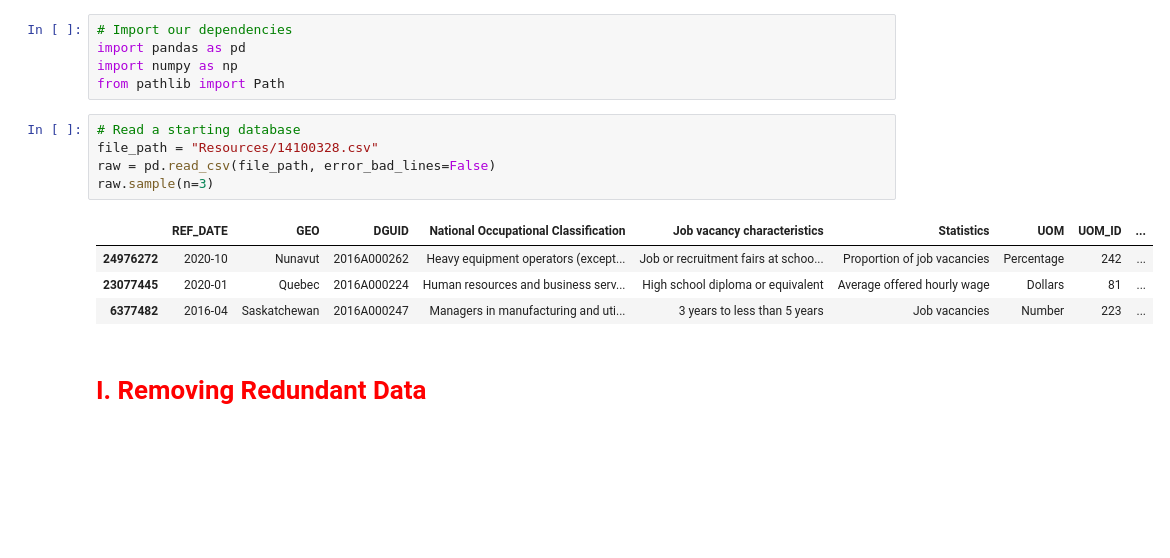
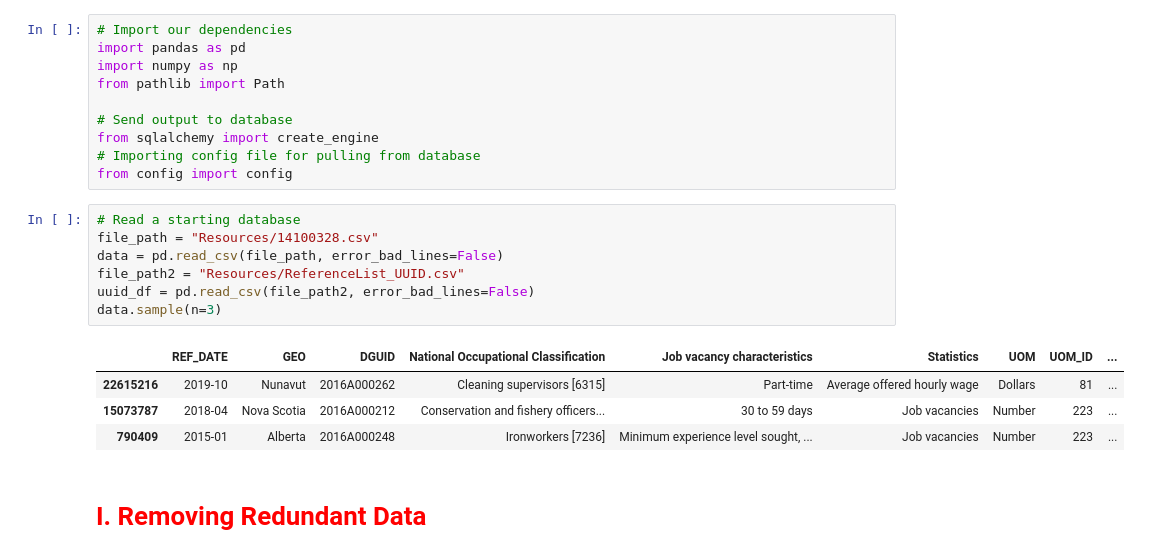
Before and after one commit to alecngai/Predicting_Canadian_Job_Vacancies, a Jupyter notebook: Database/Data_Cleanse_forDBLoad_UUID_toSQL_2.ipynb, the cells around one changed output. Drawn from its saved outputs; the diff is of its cells as text; blank space fills up the shorter version.

```diff
--- a/Database/Data_Cleanse_for_DBLoad_with_UUID_toSQL.ipynb
+++ b/Database/Data_Cleanse_forDBLoad_UUID_toSQL_2.ipynb
@@ -3,16 +3,23 @@
 import pandas as pd
 import numpy as np
 from pathlib import Path
+
+# Send output to database
+from sqlalchemy import create_engine
+# Importing config file for pulling from database
+from config import config
 # %%
 # Read a starting database
 file_path = "Resources/14100328.csv"
-raw = pd.read_csv(file_path, error_bad_lines=False)
-raw.sample(n=3)
+data = pd.read_csv(file_path, error_bad_lines=False)
+file_path2 = "Resources/ReferenceList_UUID.csv"
+uuid_df = pd.read_csv(file_path2, error_bad_lines=False)
+data.sample(n=3)
 # %% [output]
 |  | REF_DATE | GEO | DGUID | National Occupational Classification | Job vacancy characteristics | Statistics | UOM | UOM_ID | ... |
-| 24976272 | 2020-10 | Nunavut | 2016A000262 | Heavy equipment operators (except... | Job or recruitment fairs at schoo... | Proportion of job vacancies | Percentage | 242 | ... |
-| 23077445 | 2020-01 | Quebec | 2016A000224 | Human resources and business serv... | High school diploma or equivalent | Average offered hourly wage | Dollars | 81 | ... |
-| 6377482 | 2016-04 | Saskatchewan | 2016A000247 | Managers in manufacturing and uti... | 3 years to less than 5 years | Job vacancies | Number | 223 | ... |
+| 22615216 | 2019-10 | Nunavut | 2016A000262 | Cleaning supervisors [6315] | Part-time | Average offered hourly wage | Dollars | 81 | ... |
+| 15073787 | 2018-04 | Nova Scotia | 2016A000212 | Conservation and fishery officers... | 30 to 59 days | Job vacancies | Number | 223 | ... |
+| 790409 | 2015-01 | Alberta | 2016A000248 | Ironworkers [7236] | Minimum experience level sought, ... | Job vacancies | Number | 223 | ... |
 # %% [markdown]
 <h1><span style="color:red"> I. Removing Redundant Data</span></h1>
 # %% [markdown]
```
Also changed, not shown: parts of 29 cells of this notebook, 1 other file.
